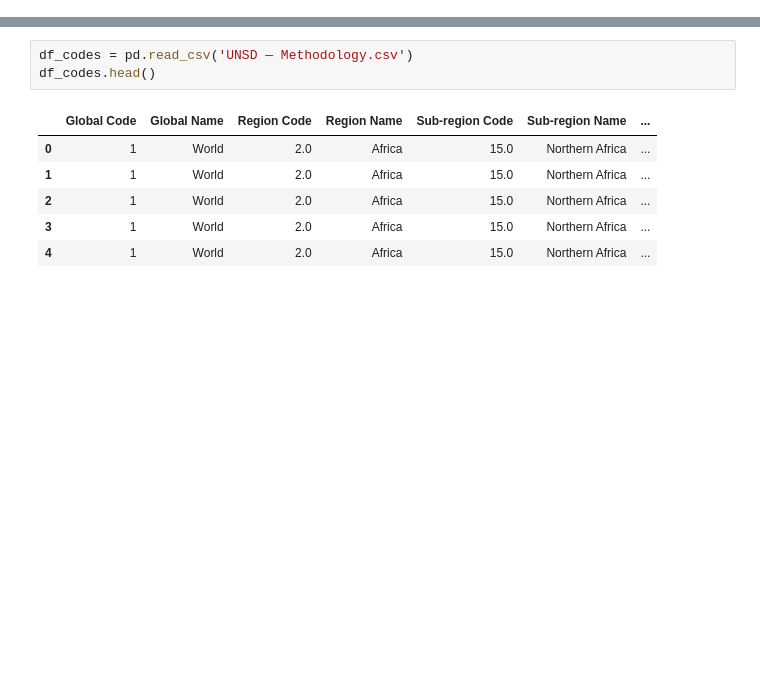
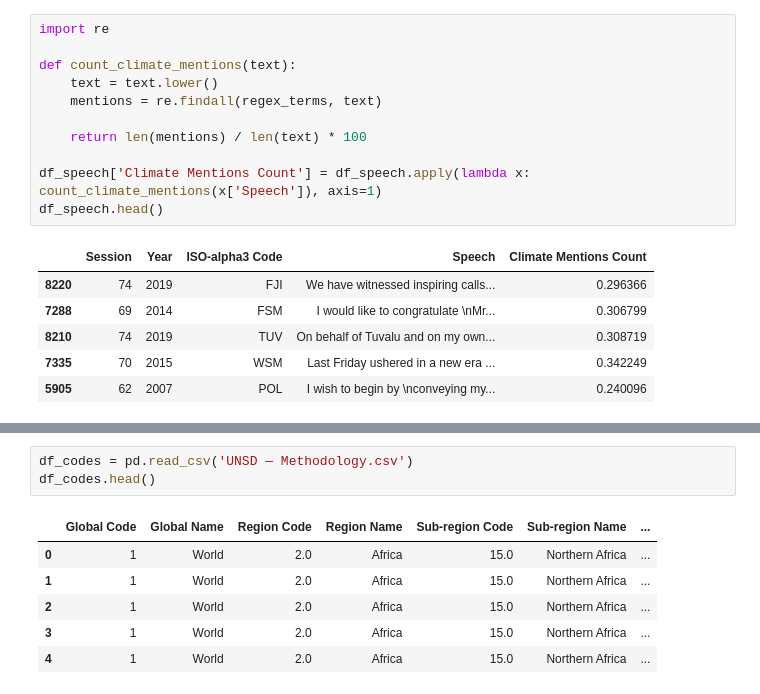
Before and after one commit to DarkCyTic/un-speeches-climate, a Jupyter notebook: climate_change_mentions_spatial_temporal_map.ipynb, the cells around one changed output, grey strips where cells are left out. Saved outputs shown, nothing was run; the diff lists cells and outputs as text; blank space fills up the shorter version.

```diff
--- a/climate_change_mentions_spatial_temporal_map.ipynb
+++ b/climate_change_mentions_spatial_temporal_map.ipynb
@@ -39,0 +607,18 @@ df_speech
+# %%
+import re
+
+def count_climate_mentions(text):
+    text = text.lower()
+    mentions = re.findall(regex_terms, text)
+
+    return len(mentions) / len(text) * 100
+
+df_speech['Climate Mentions Count'] = df_speech.apply(lambda x: count_climate_mentions(x['Speech']), axis=1)
+df_speech.head()
+# %% [output]
+|  | Session | Year | ISO-alpha3 Code | Speech | Climate Mentions Count |
+| 8220 | 74 | 2019 | FJI | We have witnessed inspiring calls... | 0.296366 |
+| 7288 | 69 | 2014 | FSM | I would like to congratulate \nMr... | 0.306799 |
+| 8210 | 74 | 2019 | TUV | On behalf of Tuvalu and on my own... | 0.308719 |
+| 7335 | 70 | 2015 | WSM | Last Friday ushered in a new era ... | 0.342249 |
+| 5905 | 62 | 2007 | POL | I wish to begin by \nconveying my... | 0.240096 |
```
Also changed, not shown: parts of 8 cells of this notebook, 1 other file.
